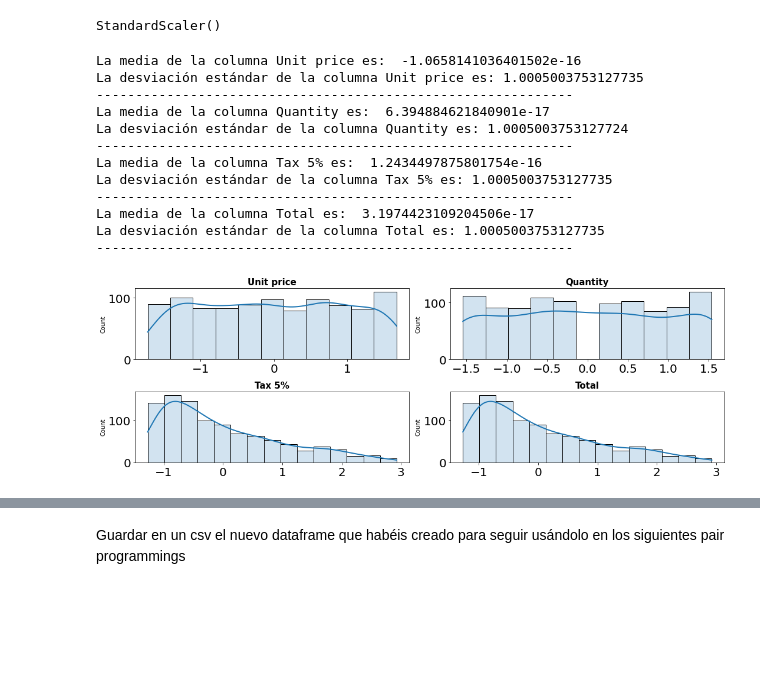
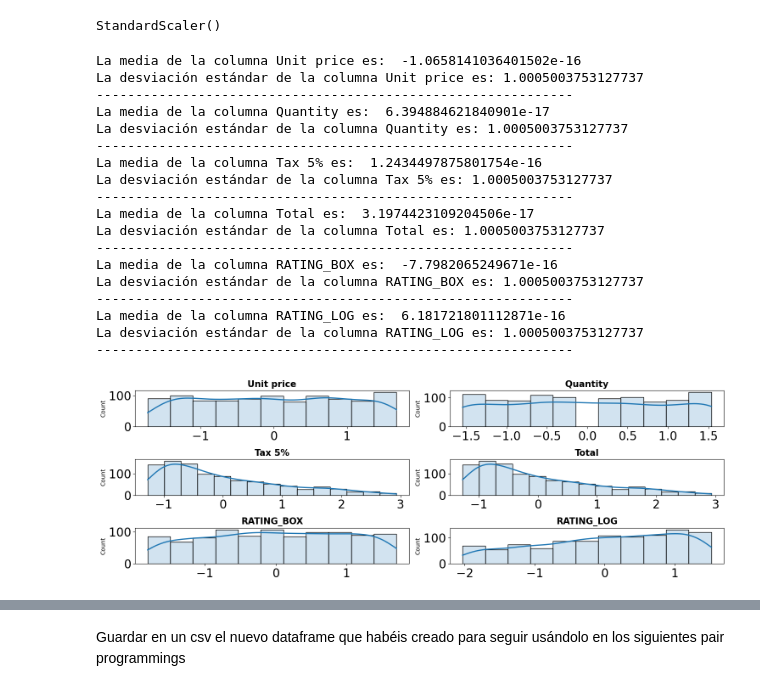
Before and after one commit to Adalab/Adalab-promo_d_da_modulo3_sprint1_Cristina_AnaBelen, a Jupyter notebook: regresion_lineal/6_estandarizacion.ipynb, the cells around one changed output, grey strips where cells are left out. Saved outputs shown, nothing was run; the diff lists cells and outputs as text; code cells hidden in the pictures; blank space fills up the shorter version.

```diff
--- a/regresion_lineal/6_estandarizacion.ipynb
+++ b/regresion_lineal/6_estandarizacion.ipynb
@@ -18,7 +18,7 @@ warnings.filterwarnings('ignore')
 En este ejercicio de pair programming seguiréis usando el dataset que seleccionasteis.
 En vuestro dataset habréis identificado unas variables predictoras y una variable respuesta.
 # %%
-df = pd.read_csv("../datos/supermarket_limpio.csv", index_col = 0)
+df = pd.read_csv("../datos/supermarket_no_normalizado.csv", index_col = 0)
 # %%
 df.head()
 # %% [output]
@@ -90,5 +96,5 @@ La desviación estándar de la columna Total es: 0.7087505871385285
 # %%
-fig, axes = plt.subplots(nrows = 2, ncols = 2, figsize = (15, 5))
+fig, axes = plt.subplots(nrows = 3, ncols = 2, figsize = (15, 5))
 
 columnas_robust = numericas_robust.columns
 axes = axes.flat
@@ -128,38 +134,44 @@ for columna in numericas_estandar.columns:
     print("-------------------------------------------------------------")
 # %% [output]
 La media de la columna Unit price es:  -1.0658141036401502e-16
-La desviación estándar de la columna Unit price es: 1.0005003753127735
+La desviación estándar de la columna Unit price es: 1.0005003753127737
 -------------------------------------------------------------
 La media de la columna Quantity es:  6.394884621840901e-17
-La desviación estándar de la columna Quantity es: 1.0005003753127724
+La desviación estándar de la columna Quantity es: 1.0005003753127737
 -------------------------------------------------------------
 La media de la columna Tax 5% es:  1.2434497875801754e-16
-La desviación estándar de la columna Tax 5% es: 1.0005003753127735
+La desviación estándar de la columna Tax 5% es: 1.0005003753127737
 -------------------------------------------------------------
 La media de la columna Total es:  3.1974423109204506e-17
-La desviación estándar de la columna Total es: 1.0005003753127735
+La desviación estándar de la columna Total es: 1.0005003753127737
 -------------------------------------------------------------
+La media de la columna RATING_BOX es:  -7.7982065249671e-16
+La desviación estándar de la columna RATING_BOX es: 1.0005003753127737
+-------------------------------------------------------------
+La media de la columna RATING_LOG es:  6.181721801112871e-16
+La desviación estándar de la columna RATING_LOG es: 1.0005003753127737
+-------------------------------------------------------------
 # %%
-fig, axes = plt.subplots(nrows = 2, ncols = 2, figsize = (15, 5))
+fig, axes = plt.subplots(nrows = 3, ncols = 2, figsize = (15, 5))
 
 columnas_estandar = numericas_estandar.columns
 axes = axes.flat
 
 
 for i, colum in enumerate(columnas_estandar):
     sns.histplot(
         data = numericas_estandar,
         x = colum,
         kde = True,
         line_kws = {"linewidth": 2},
         alpha = 0.2,
         ax = axes[i])
 
 
     axes[i].set_title(colum, fontsize = 15, fontweight = "bold")
     axes[i].tick_params(labelsize = 20)
     axes[i].set_xlabel("")
 
 fig.tight_layout()
 # %% [output]
-[figure, old version]
+[figure, new version]
```
Also changed, not shown: parts of 9 cells of this notebook, 3 other files.
